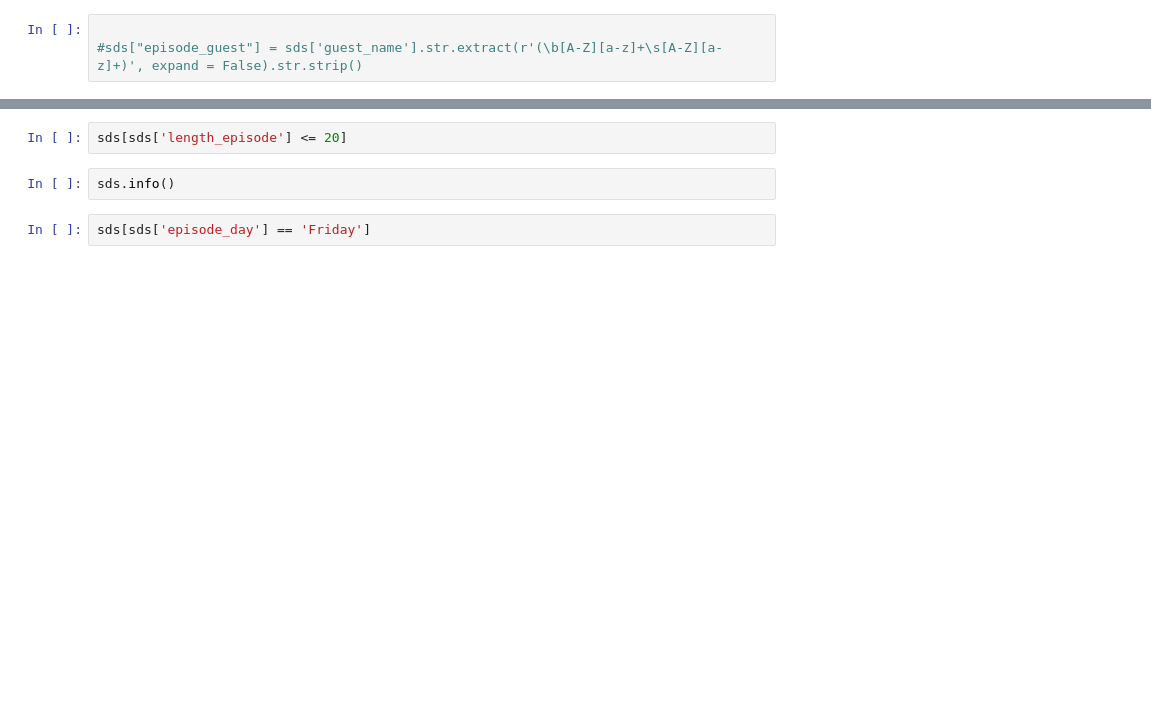
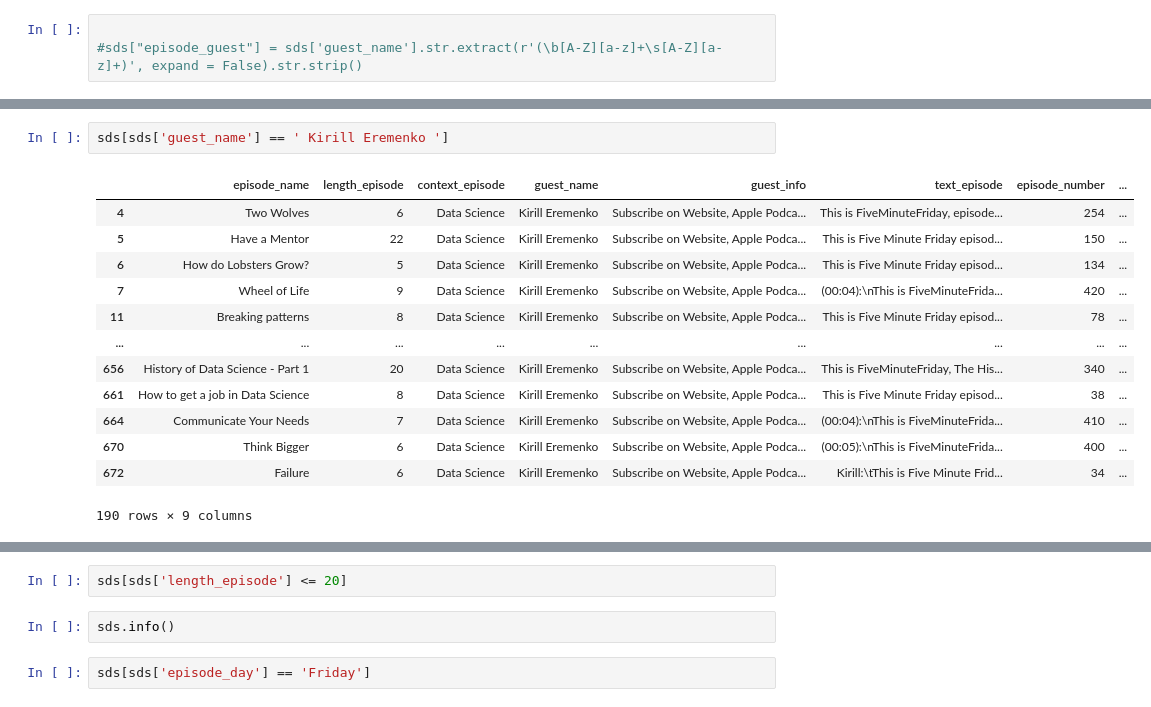
Before and after one commit to ashamaheshwari/SDS_podcast_analysis, a Jupyter notebook: notebooks/SDS_data_preprocessing.ipynb, the cells around one changed output, grey strips where cells are left out. Cells and saved outputs as stored; diff of their text form; blank space fills up the shorter version.

Commit message:
Working on text cleaning

```diff
--- a/notebooks/SDS_data_preprocessing.ipynb
+++ b/notebooks/SDS_data_preprocessing.ipynb
@@ -129,0 +157,16 @@ sds['text_episode'].loc[12]
+# %%
+sds[sds['guest_name'] == ' Kirill Eremenko ']
+# %% [output]
+|  | episode_name | length_episode | context_episode | guest_name | guest_info | text_episode | episode_number | ... |
+| 4 | Two Wolves | 6 | Data Science | Kirill Eremenko | Subscribe on Website, Apple Podca... | This is FiveMinuteFriday, episode... | 254 | ... |
+| 5 | Have a Mentor | 22 | Data Science | Kirill Eremenko | Subscribe on Website, Apple Podca... | This is Five Minute Friday episod... | 150 | ... |
+| 6 | How do Lobsters Grow? | 5 | Data Science | Kirill Eremenko | Subscribe on Website, Apple Podca... | This is Five Minute Friday episod... | 134 | ... |
+| 7 | Wheel of Life | 9 | Data Science | Kirill Eremenko | Subscribe on Website, Apple Podca... | (00:04):\nThis is FiveMinuteFrida... | 420 | ... |
+| 11 | Breaking patterns | 8 | Data Science | Kirill Eremenko | Subscribe on Website, Apple Podca... | This is Five Minute Friday episod... | 78 | ... |
+| ... | ... | ... | ... | ... | ... | ... | ... | ... |
+| 656 | History of Data Science - Part 1 | 20 | Data Science | Kirill Eremenko | Subscribe on Website, Apple Podca... | This is FiveMinuteFriday, The His... | 340 | ... |
+| 661 | How to get a job in Data Science | 8 | Data Science | Kirill Eremenko | Subscribe on Website, Apple Podca... | This is Five Minute Friday episod... | 38 | ... |
+| 664 | Communicate Your Needs | 7 | Data Science | Kirill Eremenko | Subscribe on Website, Apple Podca... | (00:04):\nThis is FiveMinuteFrida... | 410 | ... |
+| 670 | Think Bigger | 6 | Data Science | Kirill Eremenko | Subscribe on Website, Apple Podca... | (00:05):\nThis is FiveMinuteFrida... | 400 | ... |
+| 672 | Failure | 6 | Data Science | Kirill Eremenko | Subscribe on Website, Apple Podca... | Kirill:\tThis is Five Minute Frid... | 34 | ... |
+190 rows × 9 columns
```
Also changed, not shown: parts of 28 cells of this notebook.
